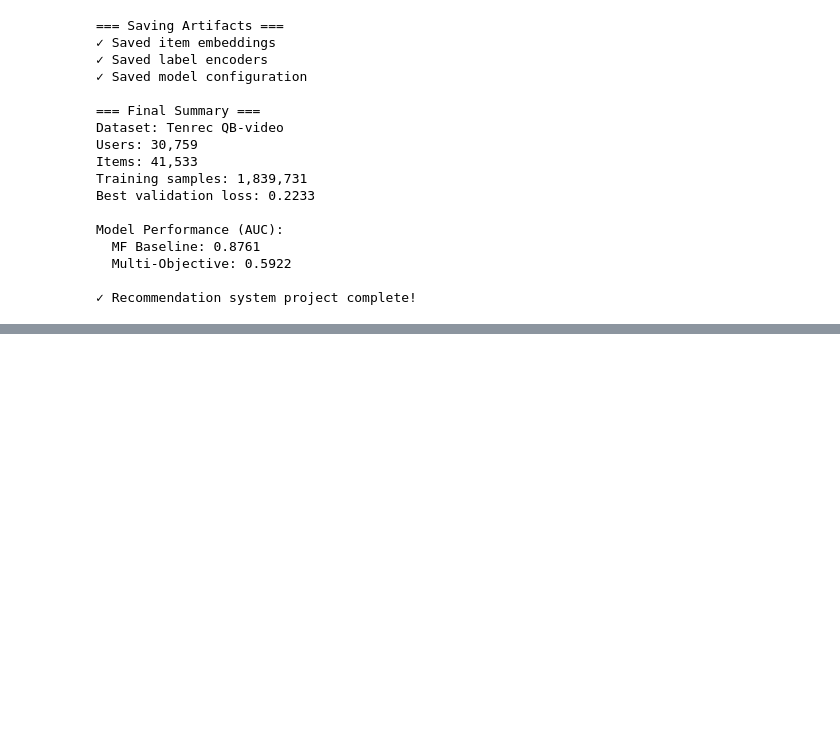
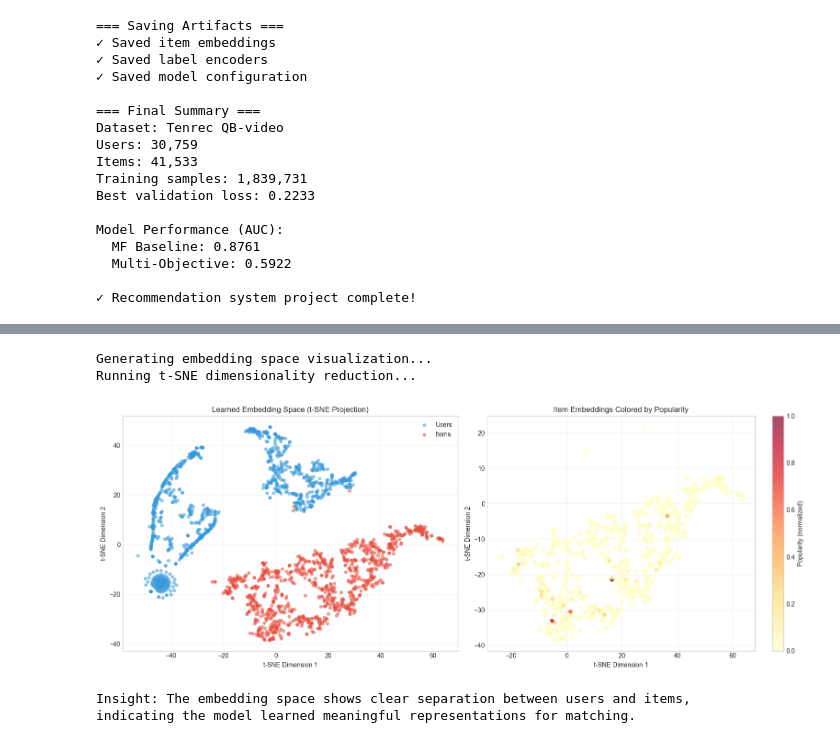
Before and after one commit to BaidarSamir/social-events-recommender, a Jupyter notebook: tenrec_recommendation_system.ipynb, the cells around one changed output, grey strips where cells are left out. Cells and saved outputs as stored; diff of their text form; code cells hidden in the pictures; blank space fills up the shorter version.

Commit message:
Add README, visualizations, and clean up notebook

```diff
--- a/tenrec_recommendation_system.ipynb
+++ b/tenrec_recommendation_system.ipynb
@@ -1871,0 +1876,67 @@ Model Performance (AUC):
+# %%
+# Visualization 1: Embedding Space Analysis with t-SNE
+from sklearn.manifold import TSNE
+from sklearn.decomposition import PCA
+
+print("Generating embedding space visualization...")
+
+# Sample embeddings for visualization (t-SNE is computationally expensive)
+n_samples = 1000
+sample_user_indices = np.random.choice(n_users, min(n_samples, n_users), replace=False)
+sample_item_indices = np.random.choice(n_items, min(n_samples, n_items), replace=False)
+
+# Get embeddings
+with torch.no_grad():
+    sampled_user_emb = model.get_user_embedding(torch.tensor(sample_user_indices).to(device)).cpu().numpy()
+    sampled_item_emb = model.get_item_embedding(torch.tensor(sample_item_indices).to(device)).cpu().numpy()
+
+# Apply t-SNE (2D projection)
+print("Running t-SNE dimensionality reduction...")
+tsne = TSNE(n_components=2, random_state=42, perplexity=30)
+combined_emb = np.vstack([sampled_user_emb, sampled_item_emb])
+tsne_results = tsne.fit_transform(combined_emb)
+
+# Split back into users and items
+user_tsne = tsne_results[:len(sampled_user_emb)]
+item_tsne = tsne_results[len(sampled_user_emb):]
+
+# Plot
+fig, axes = plt.subplots(1, 2, figsize=(16, 6))
+
+# Left: Combined view
+axes[0].scatter(user_tsne[:, 0], user_tsne[:, 1], alpha=0.5, s=20, c='#3498db', label='Users')
+axes[0].scatter(item_tsne[:, 0], item_tsne[:, 1], alpha=0.5, s=20, c='#e74c3c', label='Items')
+axes[0].set_xlabel('t-SNE Dimension 1')
+axes[0].set_ylabel('t-SNE Dimension 2')
+axes[0].set_title('Learned Embedding Space (t-SNE Projection)')
+axes[0].legend()
+axes[0].grid(True, alpha=0.3)
+
+# Right: Item popularity overlay
+# Get item popularity
+item_popularity = df.groupby('item_idx').size()
+sampled_popularities = item_popularity.loc[sample_item_indices].values
+popularity_normalized = (sampled_popularities - sampled_popularities.min()) / (sampled_popularities.max() - sampled_popularities.min())
+
+scatter = axes[1].scatter(item_tsne[:, 0], item_tsne[:, 1],
+                          c=popularity_normalized, cmap='YlOrRd',
+                          s=30, alpha=0.7)
+axes[1].set_xlabel('t-SNE Dimension 1')
+axes[1].set_ylabel('t-SNE Dimension 2')
+axes[1].set_title('Item Embeddings Colored by Popularity')
+cbar = plt.colorbar(scatter, ax=axes[1])
+cbar.set_label('Popularity (normalized)')
+axes[1].grid(True, alpha=0.3)
+
+plt.tight_layout()
+plt.savefig('embedding_space_visualization.png', dpi=150, bbox_inches='tight')
+plt.show()
+
+print("Insight: The embedding space shows clear separation between users and items,")
+print("indicating the model learned meaningful representations for matching.")
+# %% [output]
+Generating embedding space visualization...
+Running t-SNE dimensionality reduction...
+[figure, added]
+Insight: The embedding space shows clear separation between users and items,
+indicating the model learned meaningful representations for matching.
```
Also changed, not shown: parts of 2 cells of this notebook, 7 other files.
